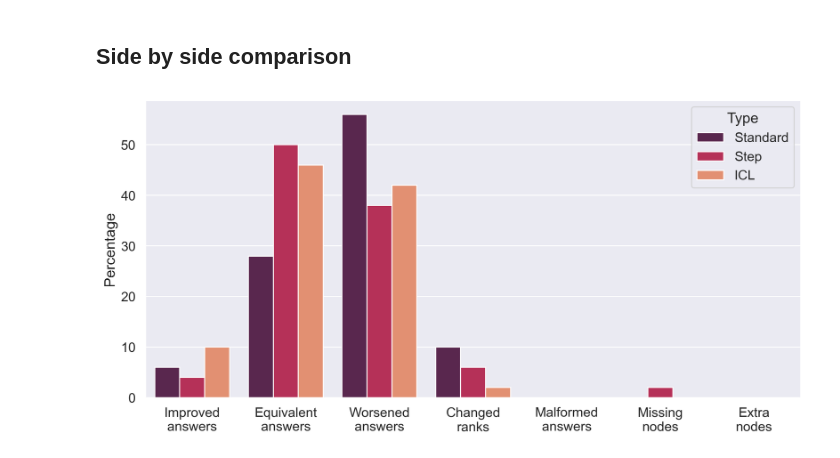
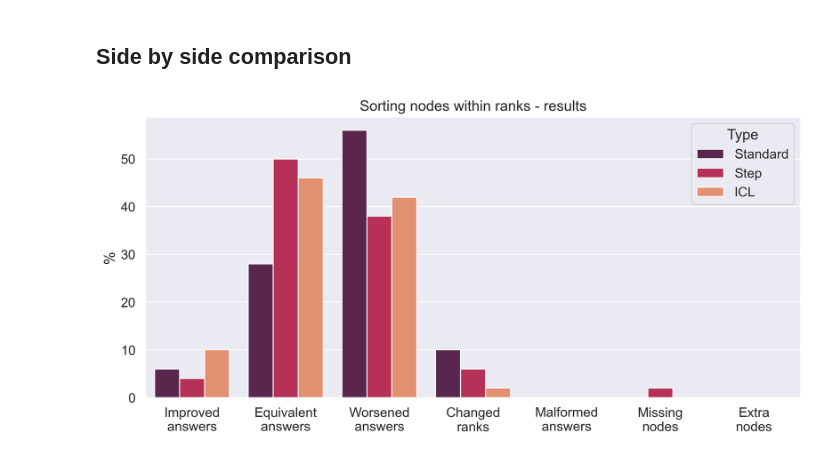
Before and after one commit to ClonedOne/gpt_graphs, a Jupyter notebook: noteboks/analysis_transpose_prompts_median.ipynb, the cells around one changed output. Saved outputs shown, nothing was run; the diff lists cells and outputs as text; code cells hidden in the pictures.

```diff
--- a/noteboks/analysis_transpose_prompts_median.ipynb
+++ b/noteboks/analysis_transpose_prompts_median.ipynb
@@ -595,21 +595,22 @@ data_icl, df_icl, improved_answers_icl, worsened_answers_icl, equivalent_answers
 # %%
 df_std_pt = df_std / len(queries) * 100
 df_icl_pt = df_icl / len(queries) * 100
 df_step_pt = df_step / len(queries) * 100
 
 df_std_pt["Type"] = "Standard"
 df_icl_pt["Type"] = "ICL"
 df_step_pt["Type"] = "Step"
 
 df_pt = pd.concat([df_std_pt, df_step_pt, df_icl_pt]).reset_index()
 
 # sns.set(rc={'figure.figsize':(15,3)})
 plt.figure(figsize=(10, 5), dpi = 300)
 sns.set(font_scale=1.2)
 sns.barplot(x="index", y='Value', data=df_pt, hue='Type', palette="rocket")
-plt.ylabel('Percentage')
+plt.title("Sorting nodes within ranks - results")
+plt.ylabel('%')
 plt.xlabel(None)
 plt.tight_layout()
 plt.show()
 # %% [output]
-[figure, old version]
+[figure, new version]
```
Also changed, not shown: 3 other files.
